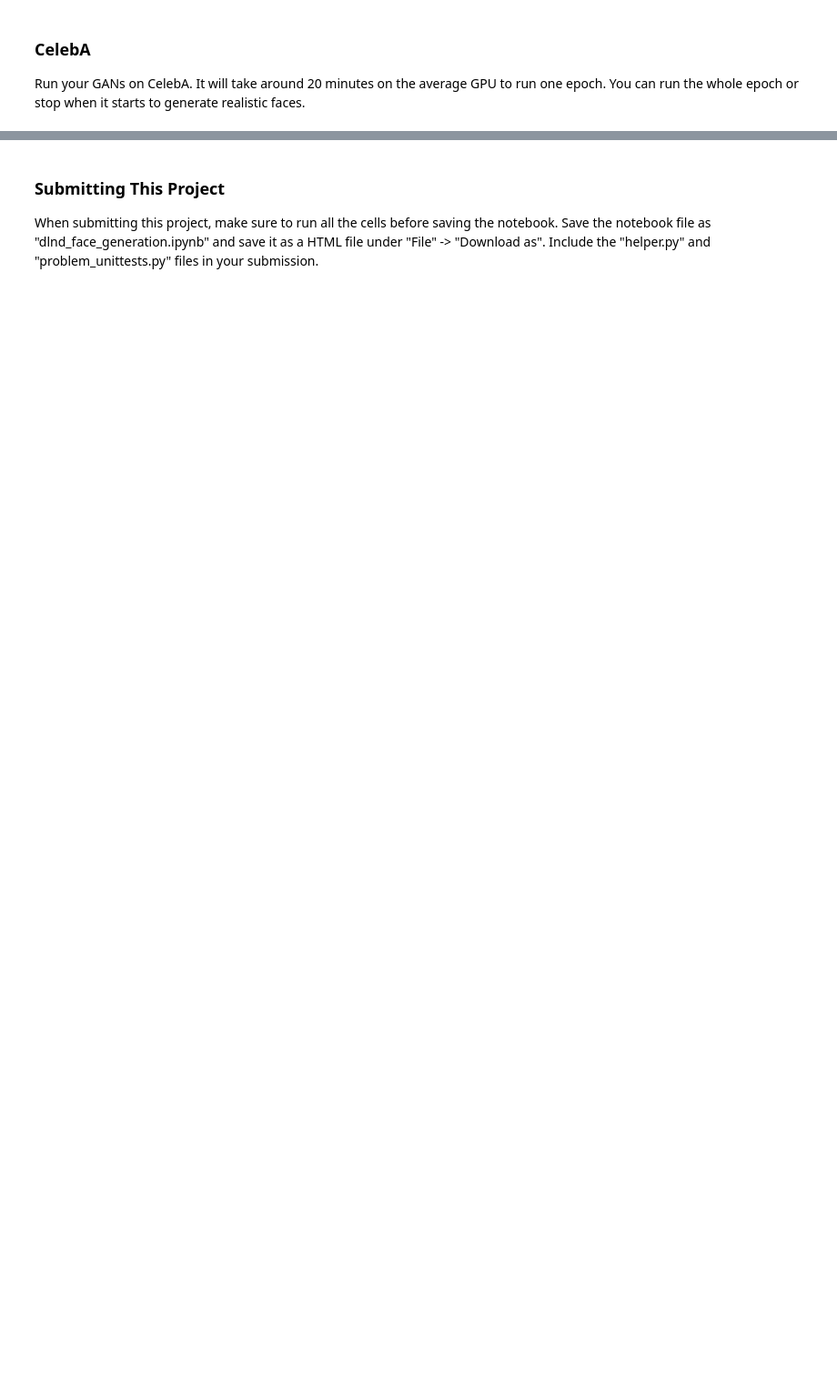
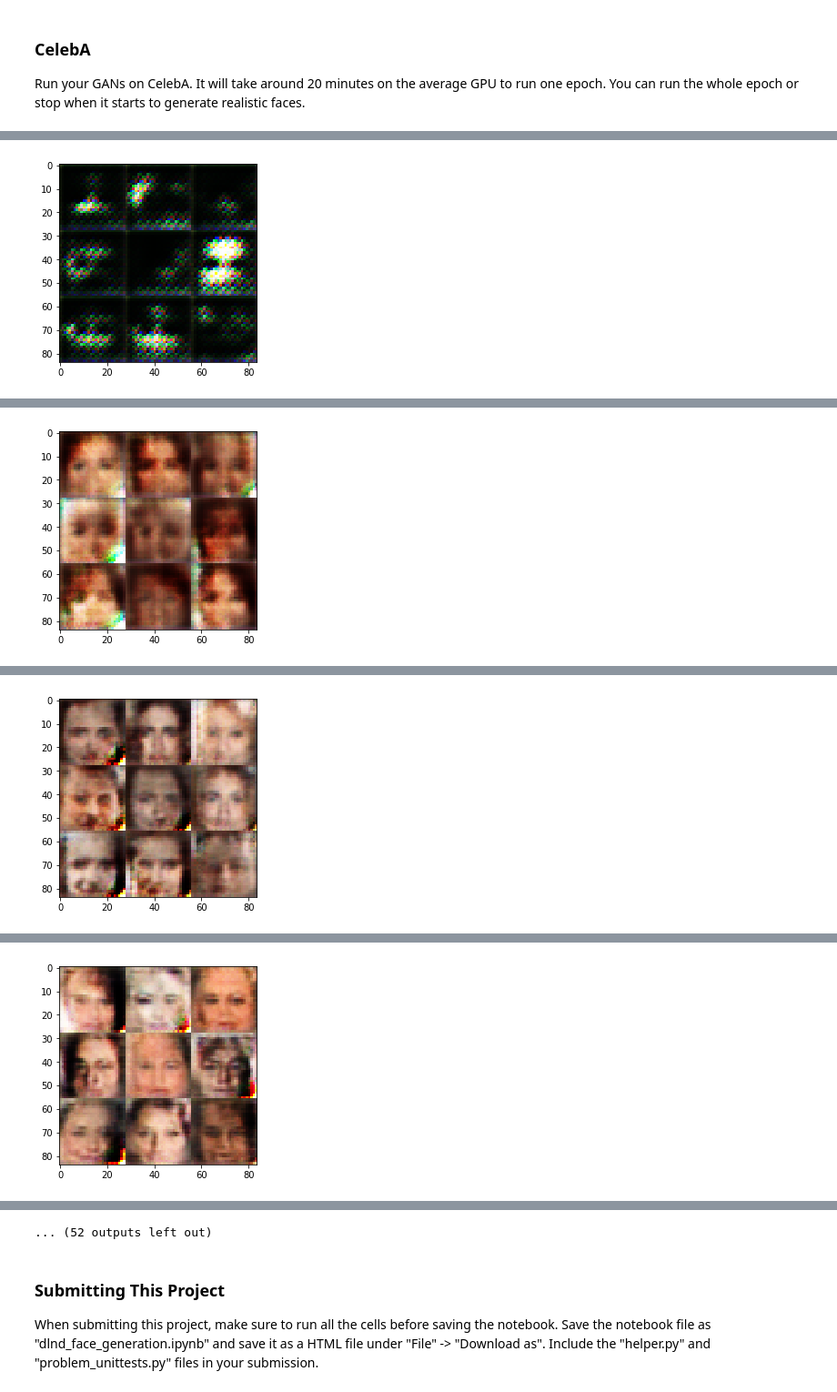
Before and after one commit to blob42/face_generation_gan, a Jupyter notebook: dlnd_face_generation.ipynb, the cells around one changed output, grey strips where cells are left out. Shown at 91% size. Cells and saved outputs as stored; diff of their text form; code cells hidden in the pictures; blank space fills up the shorter version.

```diff
--- a/dlnd_face_generation.ipynb
+++ b/dlnd_face_generation.ipynb
@@ -500,10 +562,10 @@ Epoch 1/2-Step 100... Discriminator Loss: 0.4442... Generator Loss: 1.4499
 ### CelebA
 Run your GANs on CelebA.  It will take around 20 minutes on the average GPU to run one epoch.  You can run the whole epoch or stop when it starts to generate realistic faces.
 # %%
-batch_size = None
-z_dim = None
-learning_rate = None
-beta1 = None
+batch_size = 64
+z_dim = 100
+learning_rate = 0.0002
+beta1 = 0.5
 
 
 """
@@ -515,3 +577,4 @@ celeba_dataset = helper.Dataset('celeba', glob(os.path.join(data_dir, 'img_align
 with tf.Graph().as_default():
     train(epochs, batch_size, z_dim, learning_rate, beta1, celeba_dataset.get_batches,
           celeba_dataset.shape, celeba_dataset.image_mode)
+# %% [output]
@@ -517,0 +591 @@ with tf.Graph().as_default():
+[figure, added]
@@ -517,0 +602 @@ with tf.Graph().as_default():
+[figure, added]
@@ -517,0 +613 @@ with tf.Graph().as_default():
+[figure, added]
@@ -517,0 +624 @@ with tf.Graph().as_default():
+[figure, added]
@@ -518,3 +647,4 @@ with tf.Graph().as_default():
+... (52 outputs left out)
 # %% [markdown]
 ### Submitting This Project
 When submitting this project, make sure to run all the cells before saving the notebook. Save the notebook file as "dlnd_face_generation.ipynb" and save it as a HTML file under "File" -> "Download as". Include the "helper.py" and "problem_unittests.py" files in your submission.
```
Also changed, not shown: parts of 6 cells of this notebook, 3 other files.
